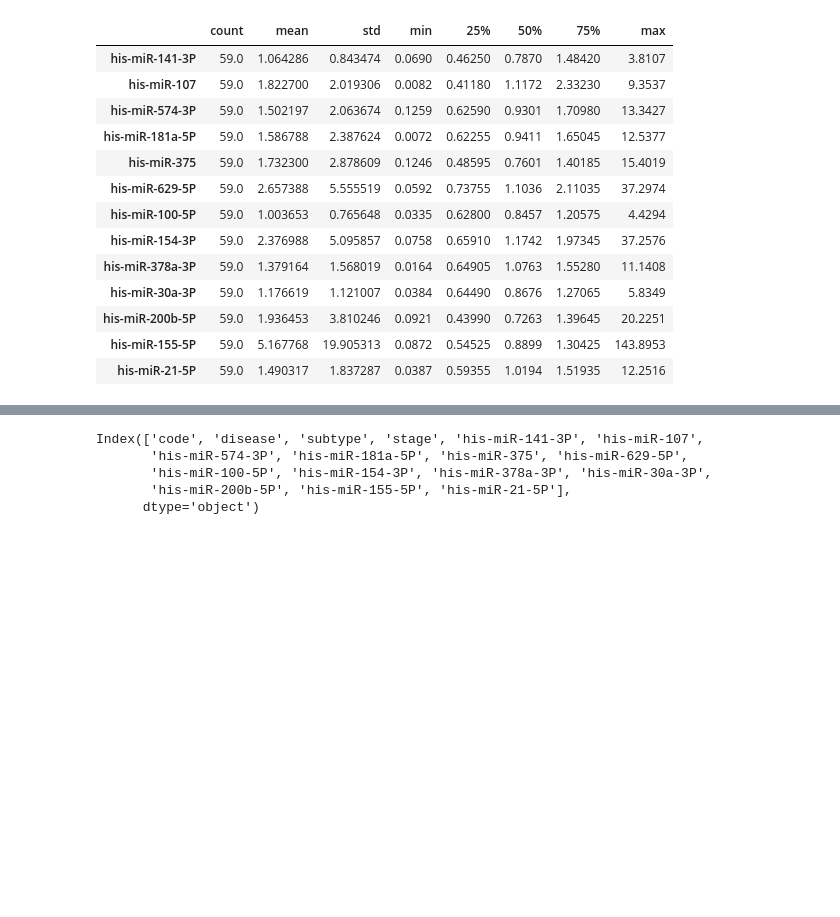
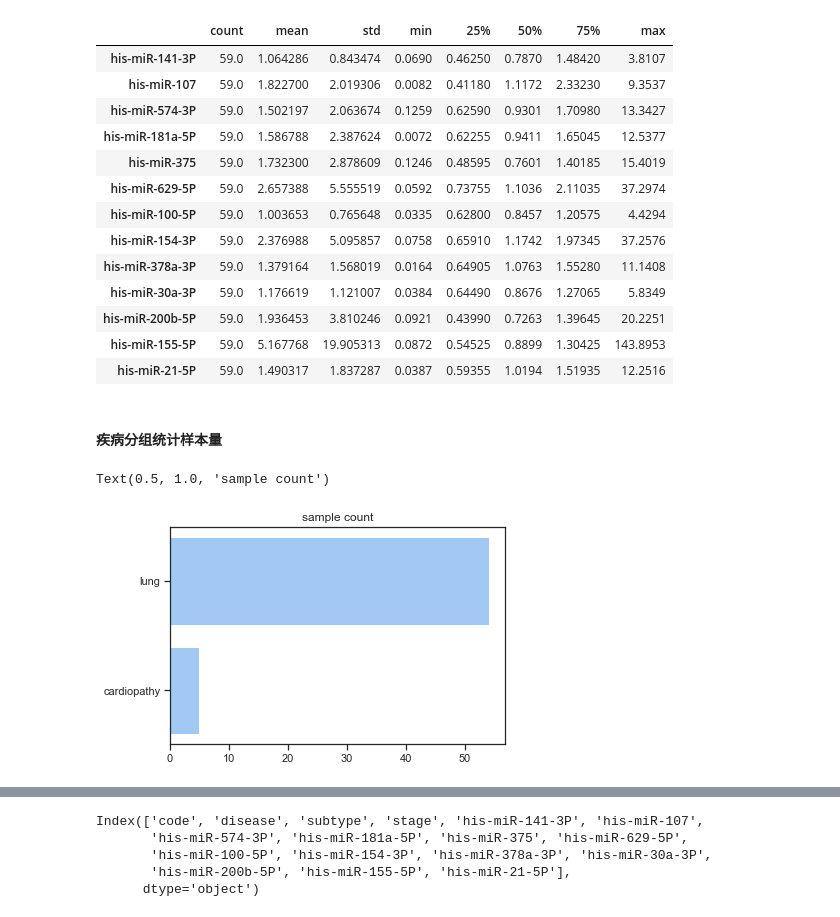
Before and after one commit to paperClub-hub/paperClub_daily, a Jupyter notebook: 20230918_mirna_ming/data.ipynb, the cells around one changed output, grey strips where cells are left out. Cells and saved outputs as stored; diff of their text form; code cells hidden in the pictures; blank space fills up the shorter version.

```diff
--- a/20230918_mirna_ming/data.ipynb
+++ b/20230918_mirna_ming/data.ipynb
@@ -40,3 +41,12 @@ data.describe().T
 | his-miR-200b-5P | 59.0 | 1.936453 | 3.810246 | 0.0921 | 0.43990 | 0.7263 | 1.39645 | 20.2251 |
 | his-miR-155-5P | 59.0 | 5.167768 | 19.905313 | 0.0872 | 0.54525 | 0.8899 | 1.30425 | 143.8953 |
 | his-miR-21-5P | 59.0 | 1.490317 | 1.837287 | 0.0387 | 0.59355 | 1.0194 | 1.51935 | 12.2516 |
+# %% [markdown]
+#### 疾病分组统计样本量
+# %%
+# 疾病分组统计样本量
+plt.barh(data.groupby('disease')['code'].count().reset_index()['disease'], data.groupby('disease')['code'].count().reset_index()['code'])
+plt.title("sample count")
+# %% [output]
+Text(0.5, 1.0, 'sample count')
+[figure, added]
```
Also changed, not shown: parts of 96 cells of this notebook, 1 other file.
